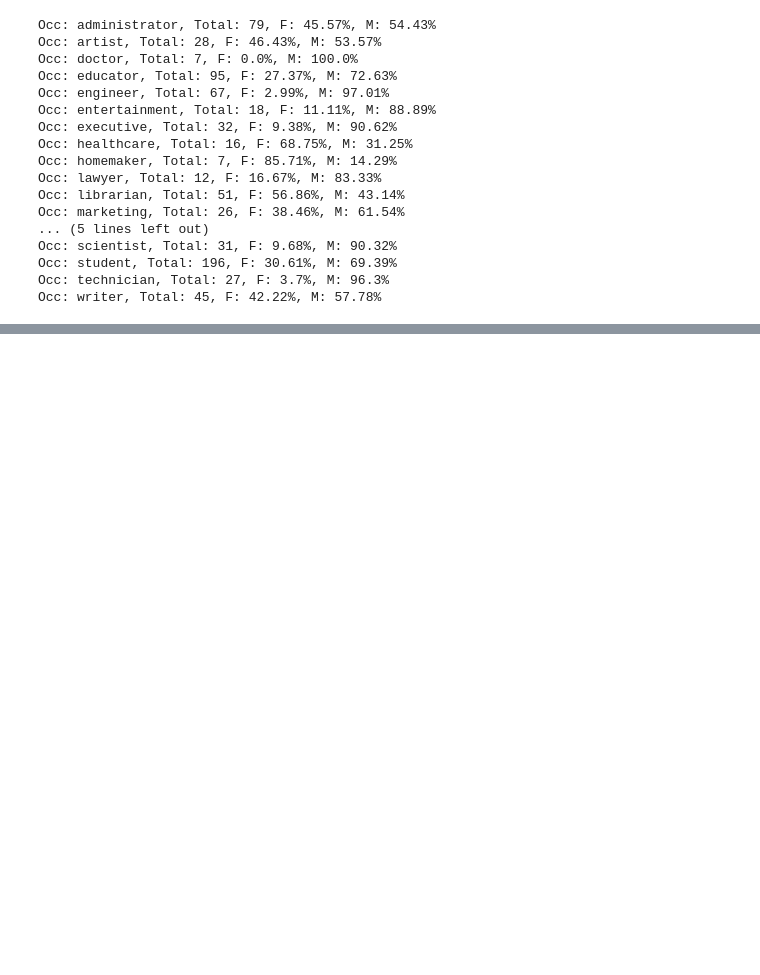
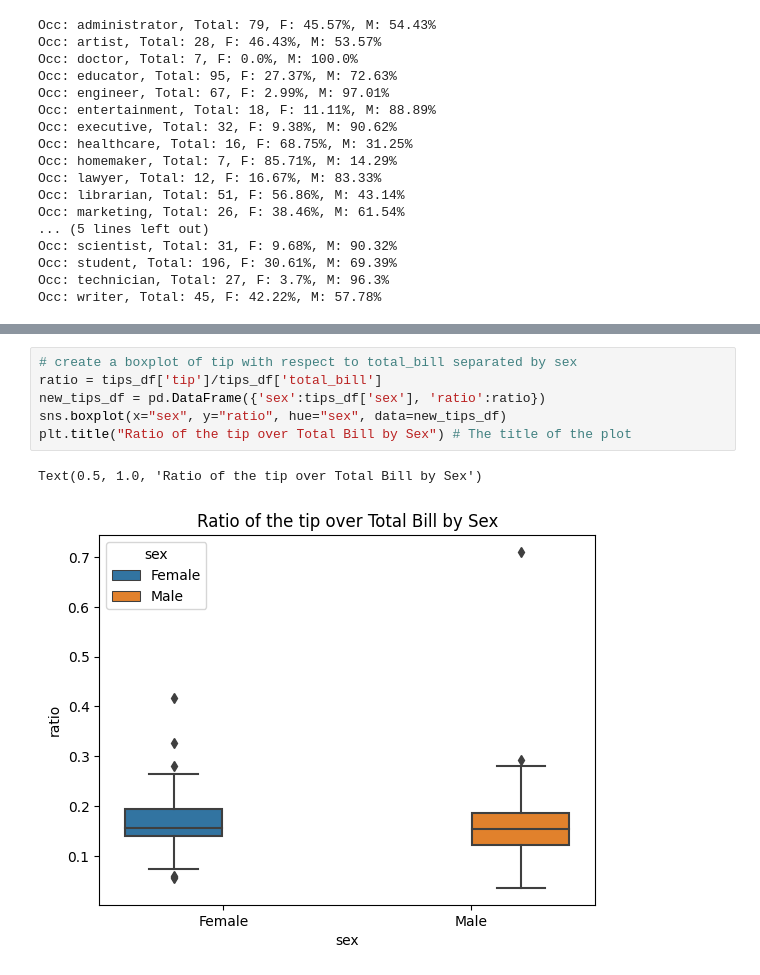
Before and after one commit to GalSarid21/MachineLearningLabs, a Jupyter notebook: Lab1/HW_1.ipynb, the cells around one changed output, grey strips where cells are left out. Drawn from its saved outputs; the diff is of its cells as text; blank space fills up the shorter version.

```diff
--- a/Lab1/HW_1.ipynb
+++ b/Lab1/HW_1.ipynb
@@ -450,0 +588,9 @@ Occ: writer, Total: 45, F: 42.22%, M: 57.78%
+# %%
+# create a boxplot of tip with respect to total_bill separated by sex
+ratio = tips_df['tip']/tips_df['total_bill']
+new_tips_df = pd.DataFrame({'sex':tips_df['sex'], 'ratio':ratio})
+sns.boxplot(x="sex", y="ratio", hue="sex", data=new_tips_df)
+plt.title("Ratio of the tip over Total Bill by Sex") # The title of the plot
+# %% [output]
+Text(0.5, 1.0, 'Ratio of the tip over Total Bill by Sex')
+[figure, added]
```
Also changed, not shown: parts of 18 cells of this notebook, 3 other files.
